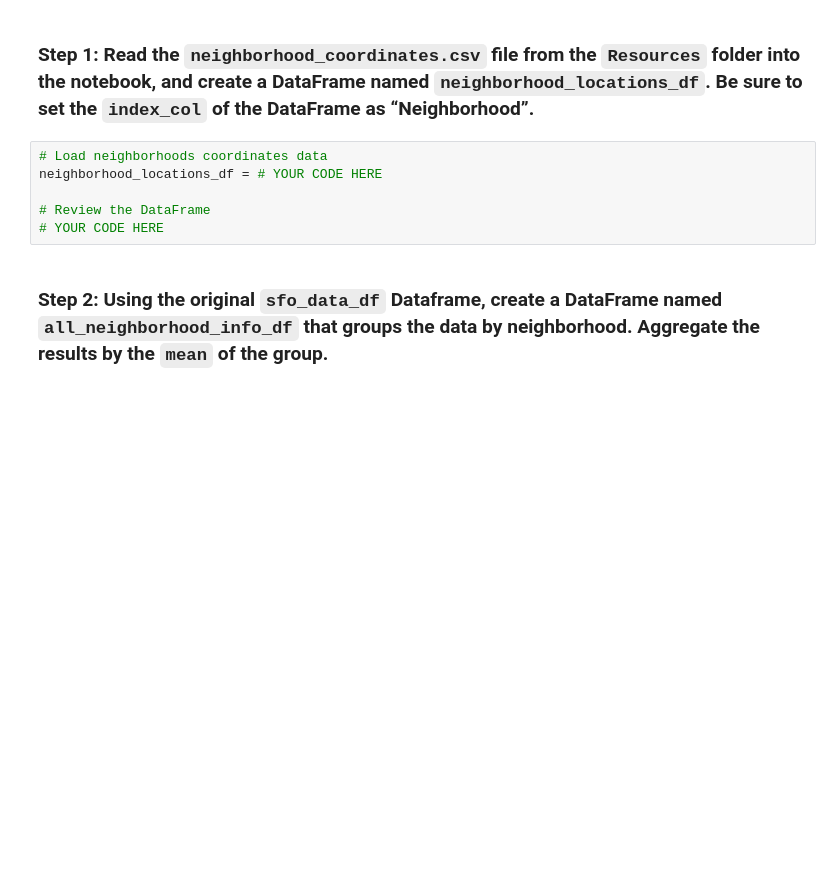
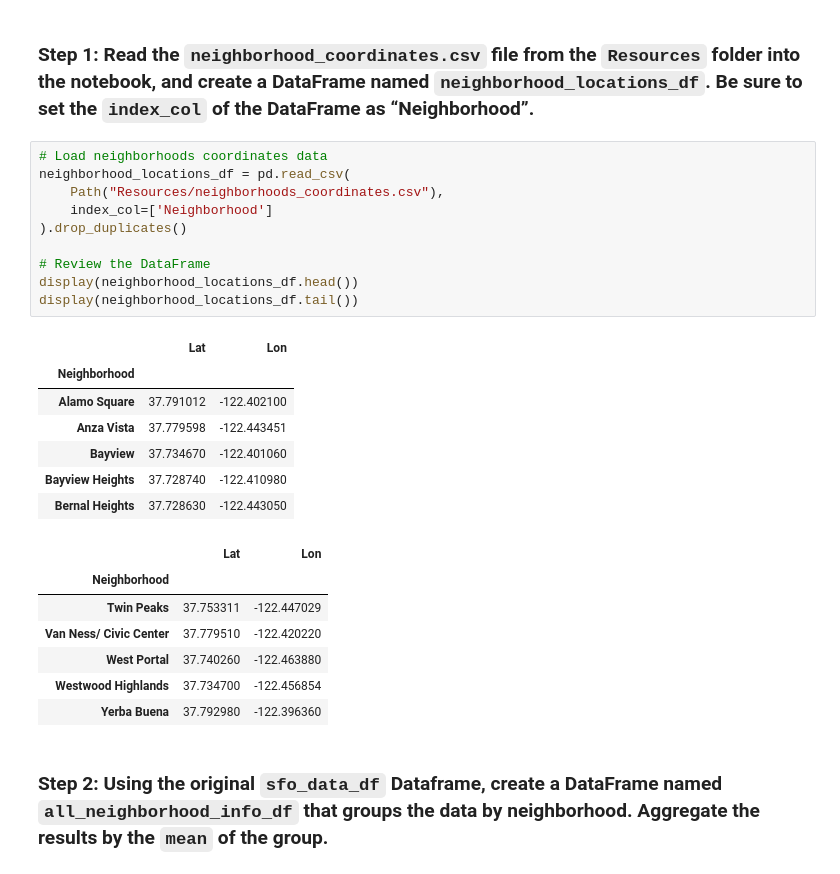
Before and after one commit to coronado212/proptech_pyviz_6, a Jupyter notebook: san_francisco_housing.ipynb, the cells around one changed output. Cells and saved outputs as stored; diff of their text form; blank space fills up the shorter version.

```diff
--- a/san_francisco_housing.ipynb
+++ b/san_francisco_housing.ipynb
@@ -467,10 +467,29 @@ For this part of the assignment, explore the geospatial relationships in the dat
 ### Step 1: Read the `neighborhood_coordinates.csv` file from the `Resources` folder into the notebook, and create a DataFrame named `neighborhood_locations_df`. Be sure to set the `index_col` of the DataFrame as “Neighborhood”.
 # %%
 # Load neighborhoods coordinates data
-neighborhood_locations_df = # YOUR CODE HERE
+neighborhood_locations_df = pd.read_csv(
+    Path("Resources/neighborhoods_coordinates.csv"),
+    index_col=['Neighborhood']
+).drop_duplicates()
 
 # Review the DataFrame
-# YOUR CODE HERE
+display(neighborhood_locations_df.head())
+display(neighborhood_locations_df.tail())
+# %% [output]
+|  | Lat | Lon |
+| Neighborhood |  |  |
+| Alamo Square | 37.791012 | -122.402100 |
+| Anza Vista | 37.779598 | -122.443451 |
+| Bayview | 37.734670 | -122.401060 |
+| Bayview Heights | 37.728740 | -122.410980 |
+| Bernal Heights | 37.728630 | -122.443050 |
+|  | Lat | Lon |
+| Neighborhood |  |  |
+| Twin Peaks | 37.753311 | -122.447029 |
+| Van Ness/ Civic Center | 37.779510 | -122.420220 |
+| West Portal | 37.740260 | -122.463880 |
+| Westwood Highlands | 37.734700 | -122.456854 |
+| Yerba Buena | 37.792980 | -122.396360 |
 # %% [markdown]
 ### Step 2: Using the original `sfo_data_df` Dataframe, create a DataFrame named `all_neighborhood_info_df` that groups the data by neighborhood. Aggregate the results by the `mean` of the group.
 # %%
```
Also changed, not shown: parts of 6 cells of this notebook, 2 other files.
